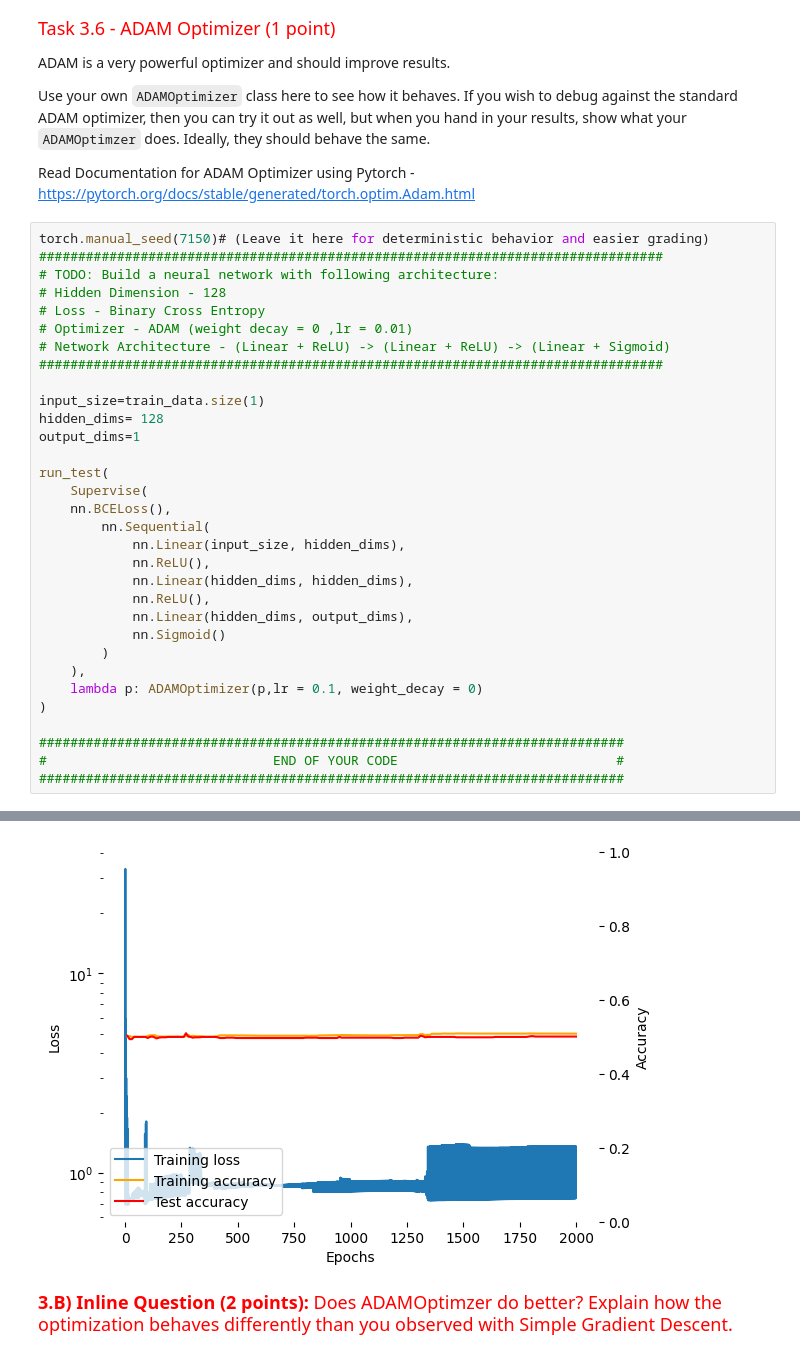
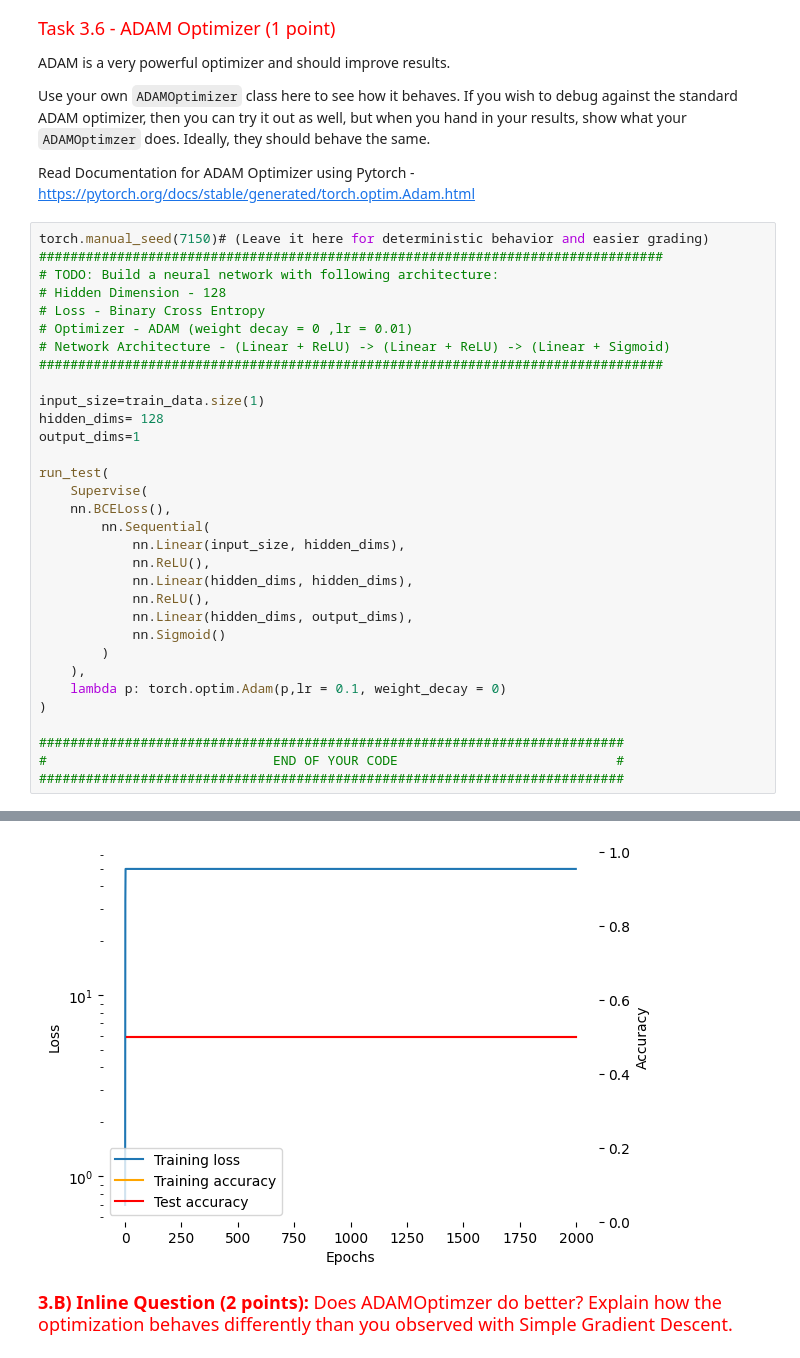
Before and after one commit to karan-mudaliar/Deep-Learning, a Jupyter notebook: HW2_1_OptimizationAndNetworkArchitecture.ipynb, the cells around one changed output, grey strips where cells are left out. Cells and saved outputs as stored; diff of their text form.

```diff
--- a/HW2_1_OptimizationAndNetworkArchitecture.ipynb
+++ b/HW2_1_OptimizationAndNetworkArchitecture.ipynb
@@ -1054,7 +1054,7 @@ run_test(
             nn.Sigmoid()
         )
     ),
-    lambda p: ADAMOptimizer(p,lr = 0.1, weight_decay = 0)
+    lambda p: torch.optim.Adam(p,lr = 0.1, weight_decay = 0)
 )
 
 ###########################################################################
@@ -1067,4 +1067,4 @@ Train Accuracy: 0.50888, Test Accuracy: 0.50100
-[figure, old version]
+[figure, new version]
 # %% [markdown]
 <font size='4' color='red'>**3.B) Inline Question (2 points):** Does ADAMOptimzer do better?  Explain how the optimization behaves differently than you observed with Simple Gradient Descent. </font>
 # %% [markdown]
```
Also changed, not shown: parts of 8 cells of this notebook.
